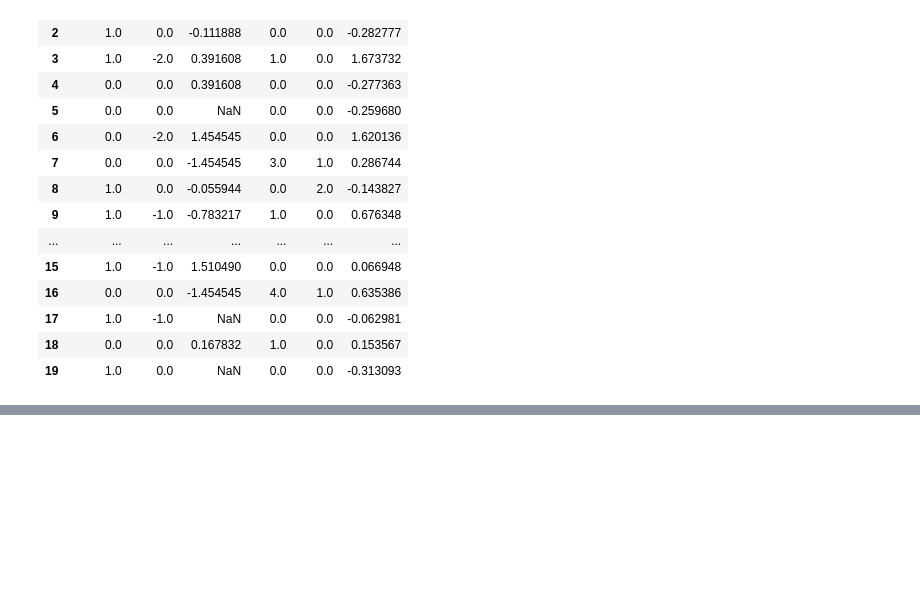
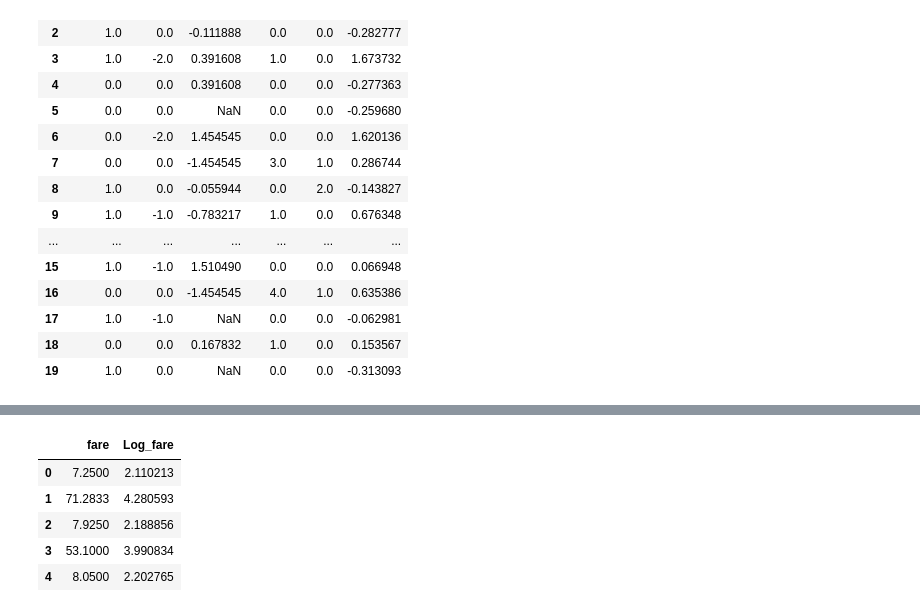
Before and after one commit to aziart/pandas-exercises, a Jupyter notebook: 12 - w3exercises/08 - Machine Learning Integration/08 - Machine Learning Integration.ipynb, the cells around one changed output, grey strips where cells are left out. Cells and saved outputs as stored; diff of their text form; code cells hidden in the pictures; blank space fills up the shorter version.

```diff
--- a/12 - w3exercises/08 - Machine Learning Integration/08 - Machine Learning Integration.ipynb
+++ b/12 - w3exercises/08 - Machine Learning Integration/08 - Machine Learning Integration.ipynb
@@ -1336,0 +1459,13 @@ display(numeric_cols_scaled.head(20))
+# %%
+# Apply log transformation to the 'fare' column
+df['Log_fare'] = np.log(df['fare'] + 1)  # Adding 1 to avoid log(0)
+
+# Output the transformed dataset
+display(df[['fare', 'Log_fare']].head())
+# %% [output]
+|  | fare | Log_fare |
+| 0 | 7.2500 | 2.110213 |
+| 1 | 71.2833 | 4.280593 |
+| 2 | 7.9250 | 2.188856 |
+| 3 | 53.1000 | 3.990834 |
+| 4 | 8.0500 | 2.202765 |
```
Also changed, not shown: parts of 8 cells of this notebook, 1 other file.
